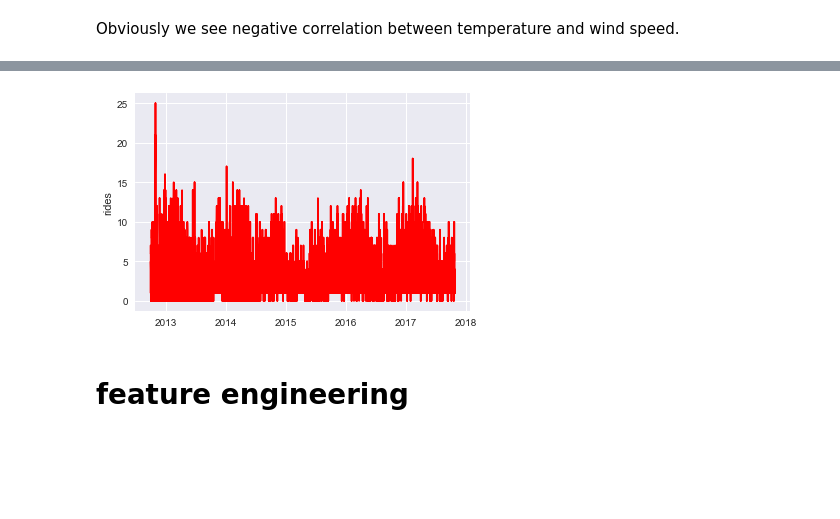
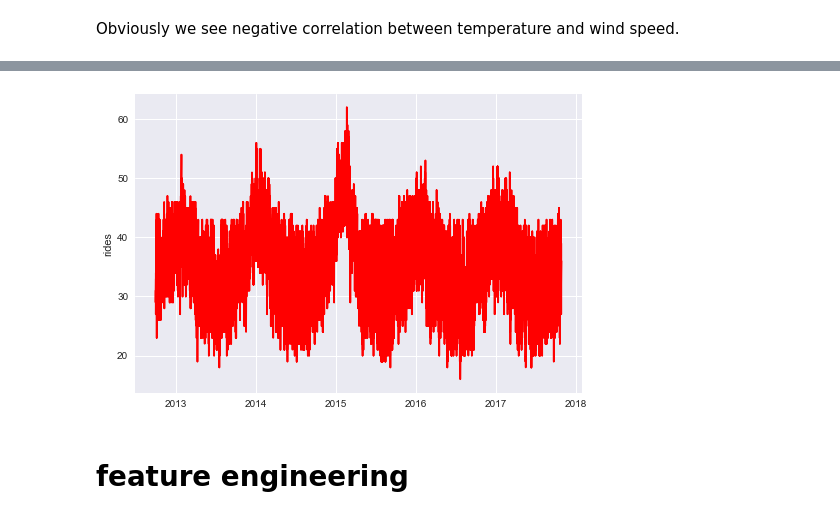
Before and after one commit to Negah20/CEBD1260-ANALITICAL, a Jupyter notebook: project/code/data-cleaning-weather-par2.ipynb, the cells around one changed output, grey strips where cells are left out. Drawn from its saved outputs; the diff is of its cells as text; code cells hidden in the pictures; blank space fills up the shorter version.

```diff
--- a/project/code/data-cleaning-weather-par2.ipynb
+++ b/project/code/data-cleaning-weather-par2.ipynb
@@ -141,9 +142,9 @@ plt.ylabel('Temperature');
 # %%
-plt.plot(sample.date, sample.wind_speed,'r')
+plt.plot(sample.date, sample.rides,'r')
 plt.ylabel('rides');
 plt.show()
 # %% [output]
-[figure, old version]
+[figure, new version]
 # %% [markdown]
 # feature engineering
 # %%
```
Also changed, not shown: parts of 20 cells of this notebook.
